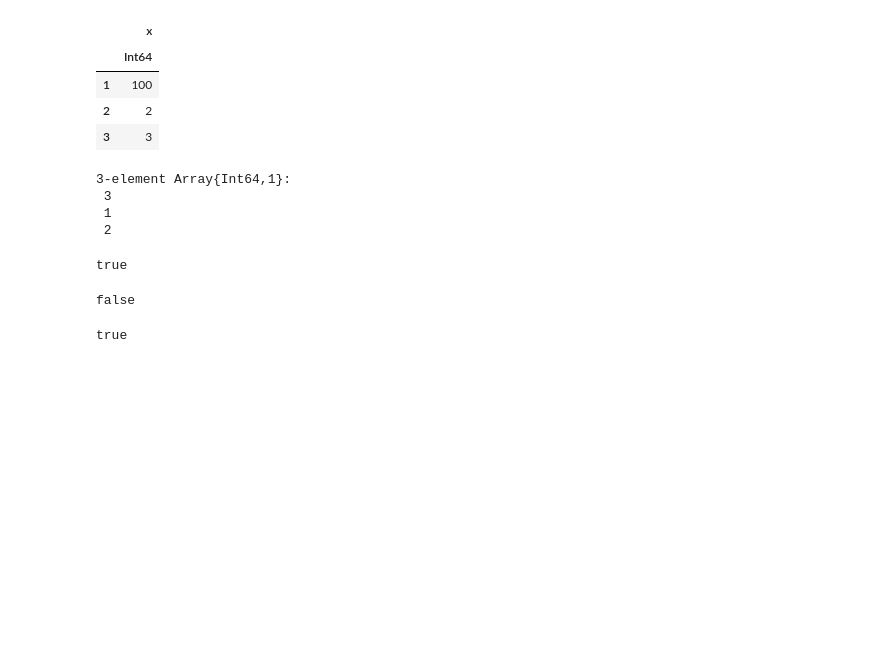
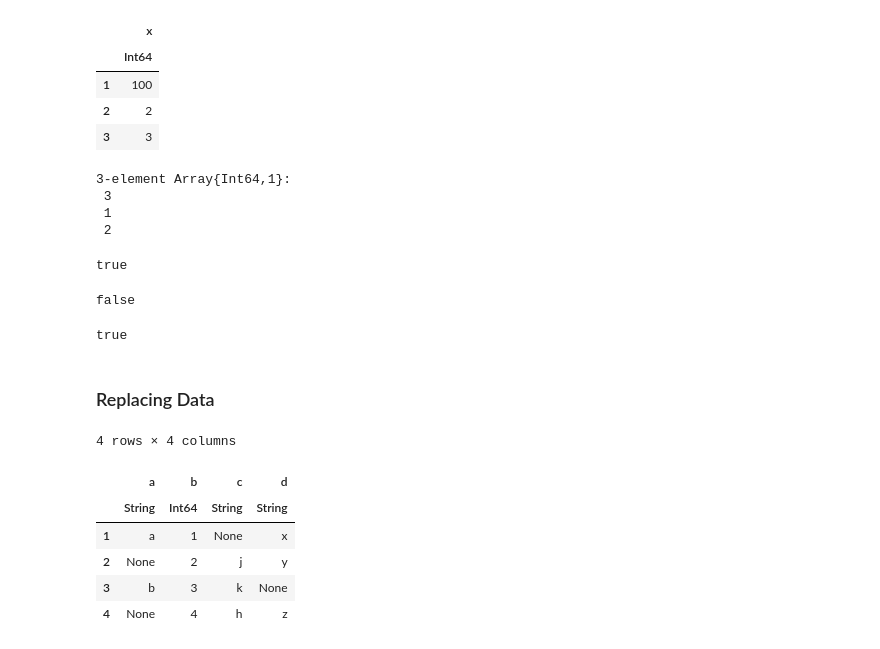
Before and after one commit to damiansp/julia, a Jupyter notebook: dsDocs/DataFrames/gettingstarted.jl.ipynb, the cells around one changed output. Drawn from its saved outputs; the diff is of its cells as text; code cells hidden in the pictures; blank space fills up the shorter version.

```diff
--- a/dsDocs/DataFrames/gettingstarted.jl.ipynb
+++ b/dsDocs/DataFrames/gettingstarted.jl.ipynb
@@ -547,3 +547,19 @@ false
 eachcol(df)[1] === df.x
 # %% [output]
 true
+# %% [markdown]
+### Replacing Data
+# %%
+df = DataFrame(a=["a", "None", "b", "None"],
+               b=1:4,
+               c=["None", "j", "k", "h"],
+               d=["x", "y", "None", "z"])
+df
+# %% [output]
+4 rows × 4 columns
+|  | a | b | c | d |
+|  | String | Int64 | String | String |
+| 1 | a | 1 | None | x |
+| 2 | None | 2 | j | y |
+| 3 | b | 3 | k | None |
+| 4 | None | 4 | h | z |
```
Also changed, not shown: parts of 7 cells of this notebook, 1 other file.
